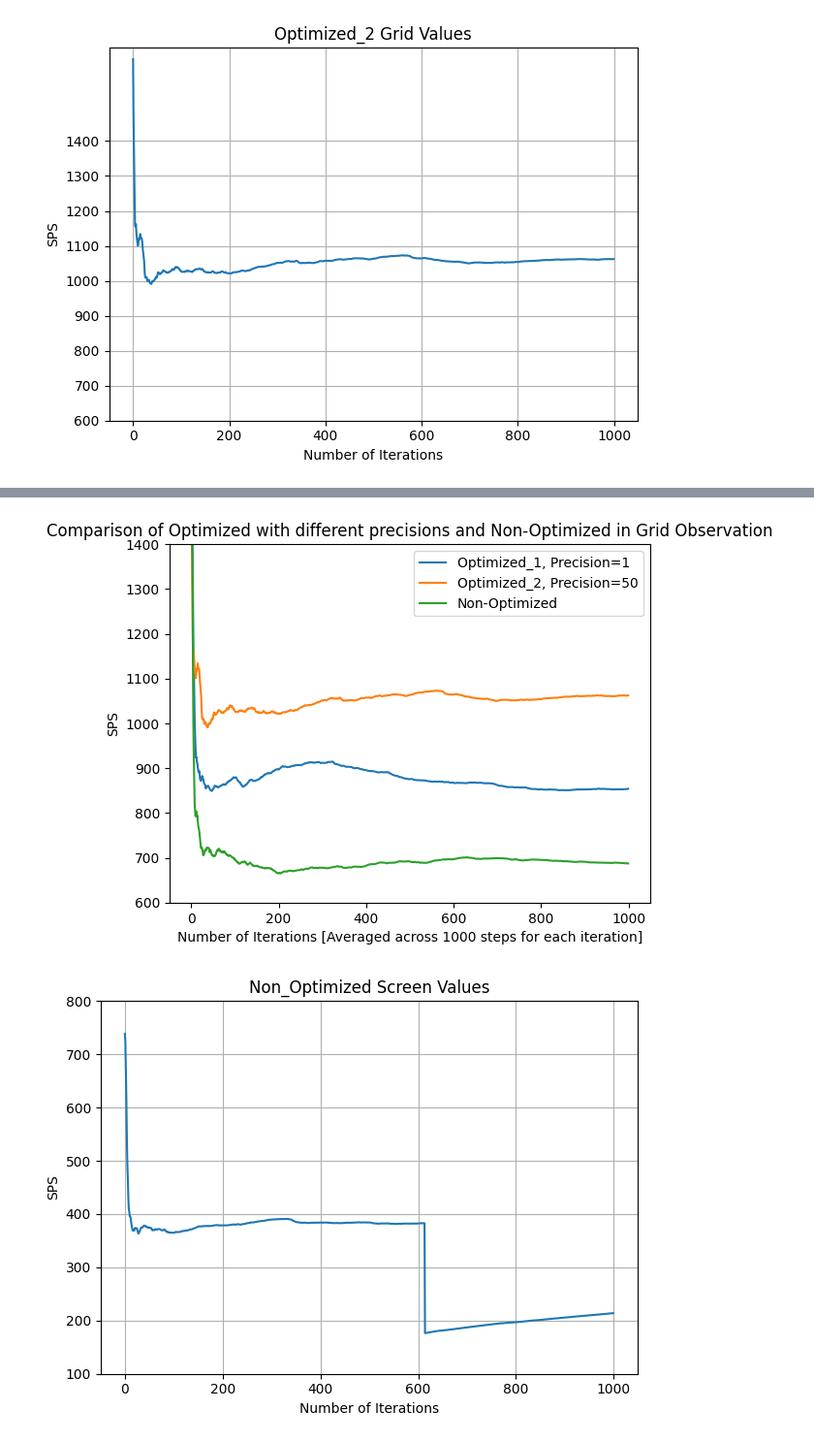
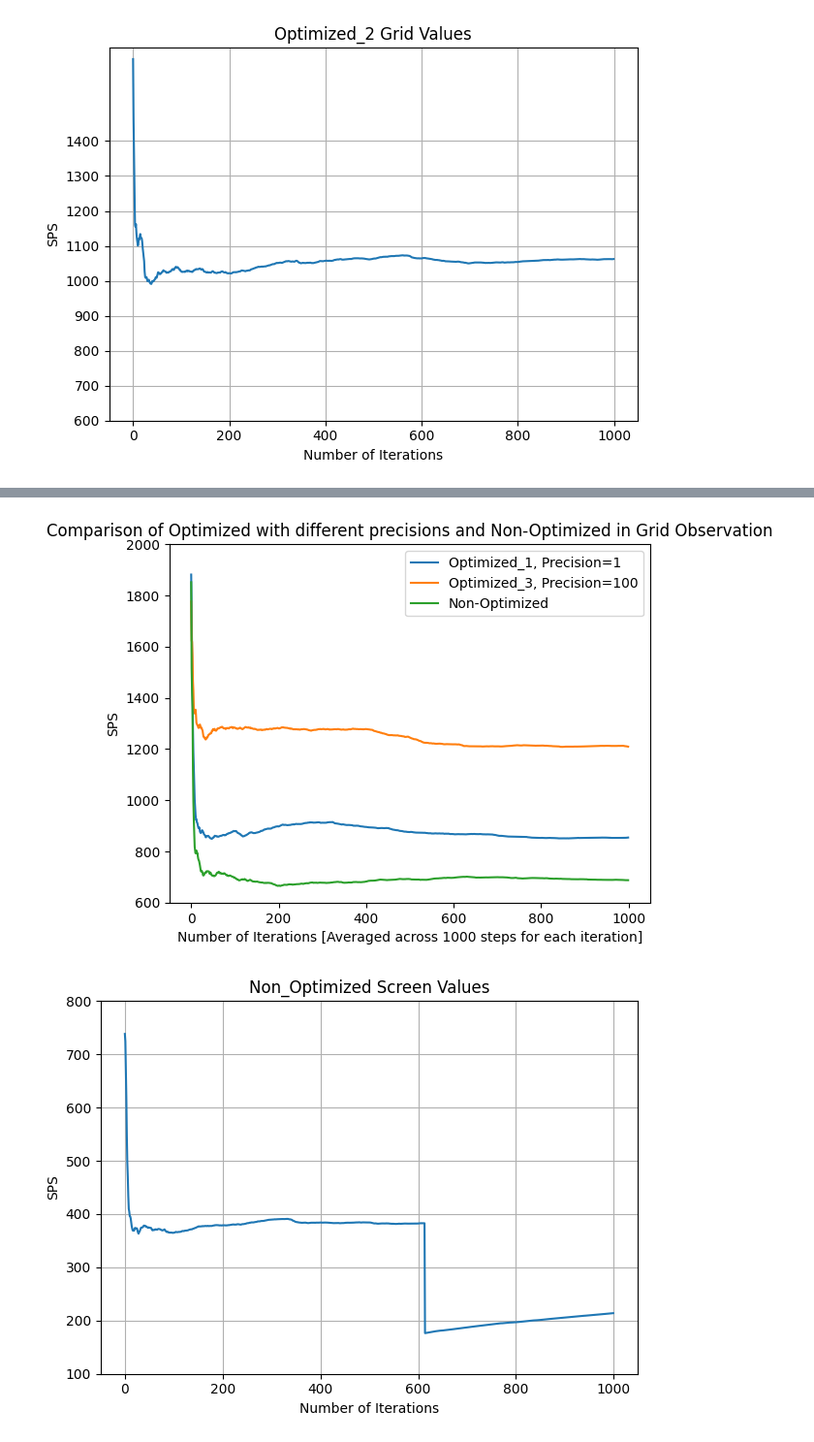
Before and after one commit to machado-research/AgarCL, a Jupyter notebook: plot.ipynb, the cells around one changed output, grey strips where cells are left out. Shown at 97% size. Saved outputs shown, nothing was run; the diff lists cells and outputs as text; code cells hidden in the pictures.

```diff
--- a/plot.ipynb
+++ b/plot.ipynb
@@ -87,3 +87,18 @@ plt.tight_layout()  # Adjust the spacing
 plt.show()
 # %% [output]
 [figure]
+# %%
+df3 = pd.read_csv('SPS_values_opt3_grid.csv', sep=',', header=None)
+df3_transposed = df3.transpose()
+import matplotlib.pyplot as plt
+
+# Plot the dataframe
+plt.plot(df3_transposed.index, df3_transposed[0])
+plt.xlabel('Number of Iterations')
+plt.ylabel('SPS')
+plt.title('Optimized_3 Grid Values')
+plt.grid(True)  # Add grid lines
+# plt.xticks(range(0, 1000, 100))  # Set x-axis tick marks
+plt.yticks(range(600, 1401, 100))  # Set y-axis tick marks
+plt.tight_layout()  # Adjust the spacing
+plt.show()
@@ -90,26 +107,28 @@ plt.show()
 # %%
 import matplotlib.pyplot as plt
 
 # Plot the lines
 plt.plot(df_transposed.index, df_transposed[0], label='Optimized_1, Precision=1')
-plt.plot(df_transposed.index, df3_transposed[0], label='Optimized_2, Precision=50')
+# plt.plot(df_transposed.index, df3_transposed[0], label='Optimized_2, Precision=50')
+plt.plot(df_transposed.index, df3_transposed[0], label='Optimized_3, Precision=100')
+
 plt.plot(df2_transposed.index, df2_transposed[0], label='Non-Optimized')
 
 # Set labels and title
 plt.xlabel('Number of Iterations [Averaged across 1000 steps for each iteration]')
 plt.ylabel('SPS')
 plt.title('Comparison of Optimized with different precisions and Non-Optimized in Grid Observation')
 
 # Add legend
 plt.legend()
 
 # Set y-axis limits
-plt.ylim(600, 1400)
+plt.ylim(600, 2000)
 
 # Show the plot
 plt.show()
 # %% [output]
-[figure, old version]
+[figure, new version]
 # %%
 import pandas as pd
 
```
Also changed, not shown: parts of 2 cells of this notebook, 11 other files.
